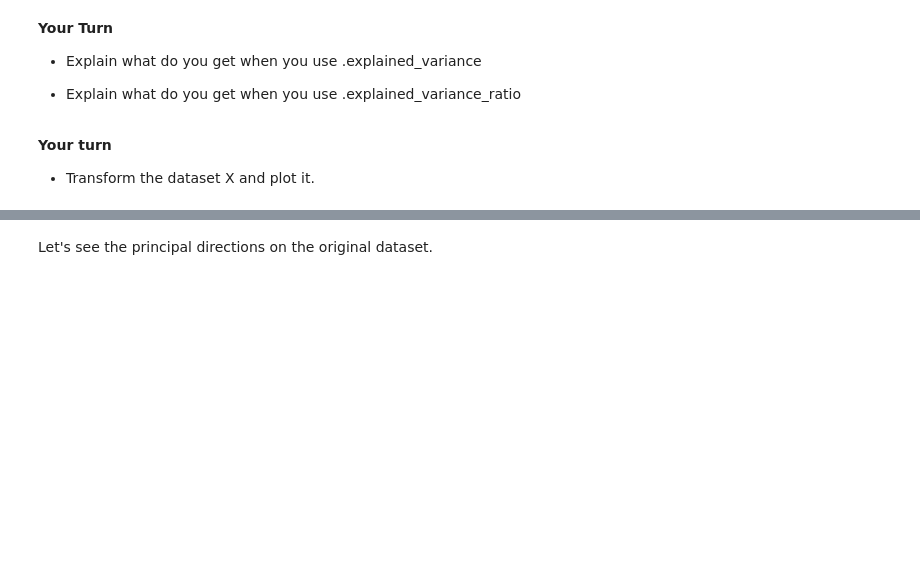
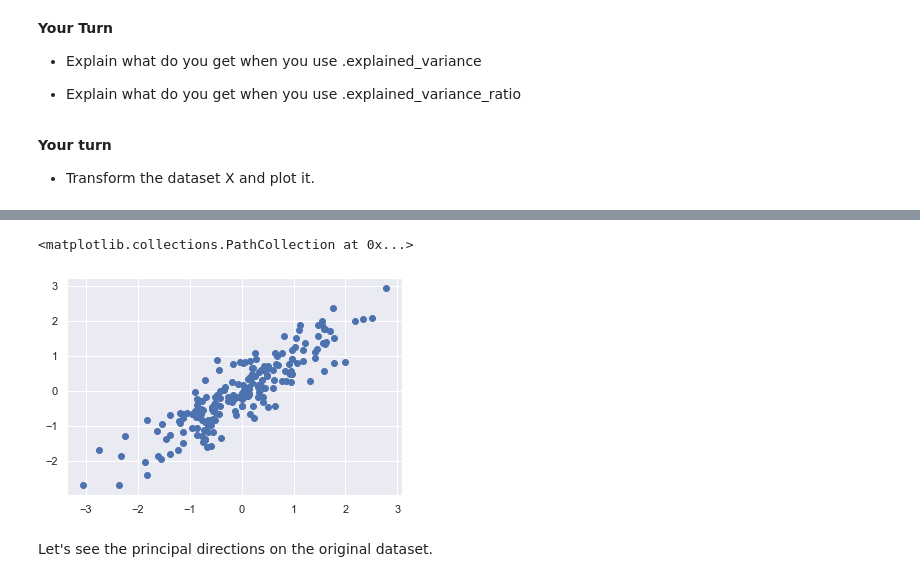
Before and after one commit to learn-co-students/dc-ds-111819, a Jupyter notebook: module-5/day-4-PCA/Principal-Component-Analysis.ipynb, the cells around one changed output, grey strips where cells are left out. Drawn from its saved outputs; the diff is of its cells as text; code cells hidden in the pictures; blank space fills up the shorter version.

```diff
--- a/module-5/day-4-PCA/Principal-Component-Analysis.ipynb
+++ b/module-5/day-4-PCA/Principal-Component-Analysis.ipynb
@@ -83,3 +110,10 @@ __Your turn__
+# %%
+X_inv  = pca.inverse_transform(Xpca)
+
+plt.scatter(X_inv[:,0], X_inv[:,1])
+# %% [output]
+<matplotlib.collections.PathCollection at 0x...>
+[figure, added]
 # %% [markdown]
 Let's see the principal directions on the original dataset.
 # %%
```
Also changed, not shown: parts of 11 cells of this notebook.
